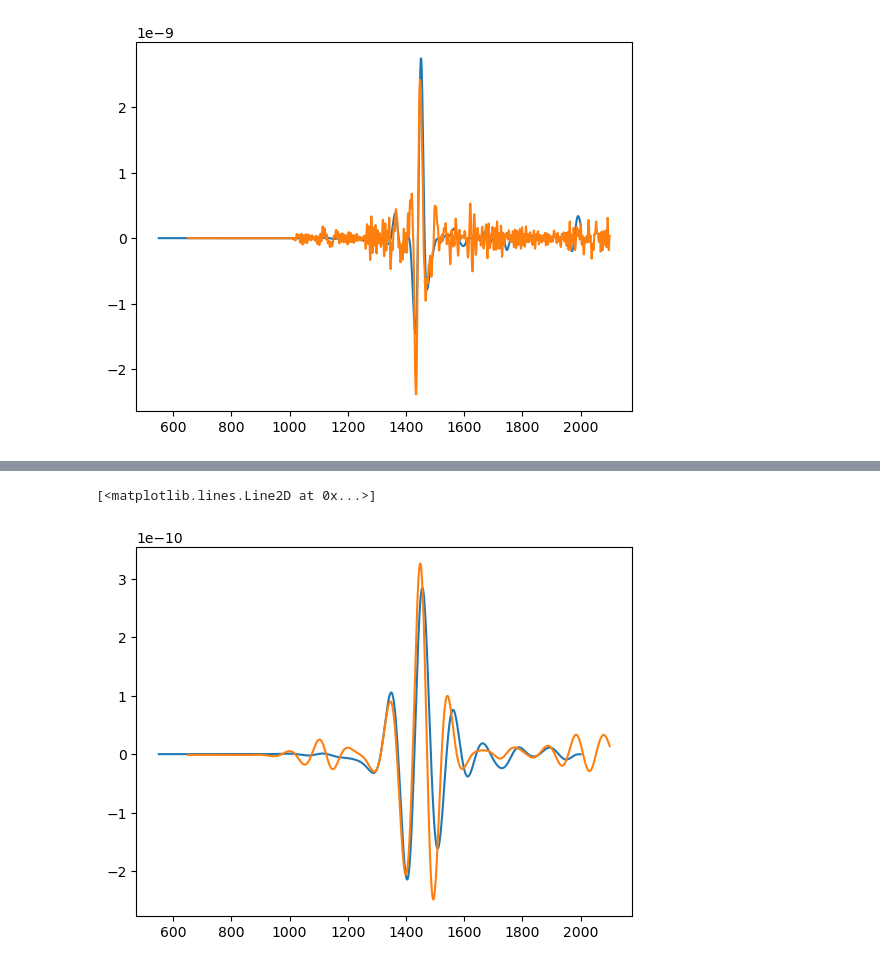
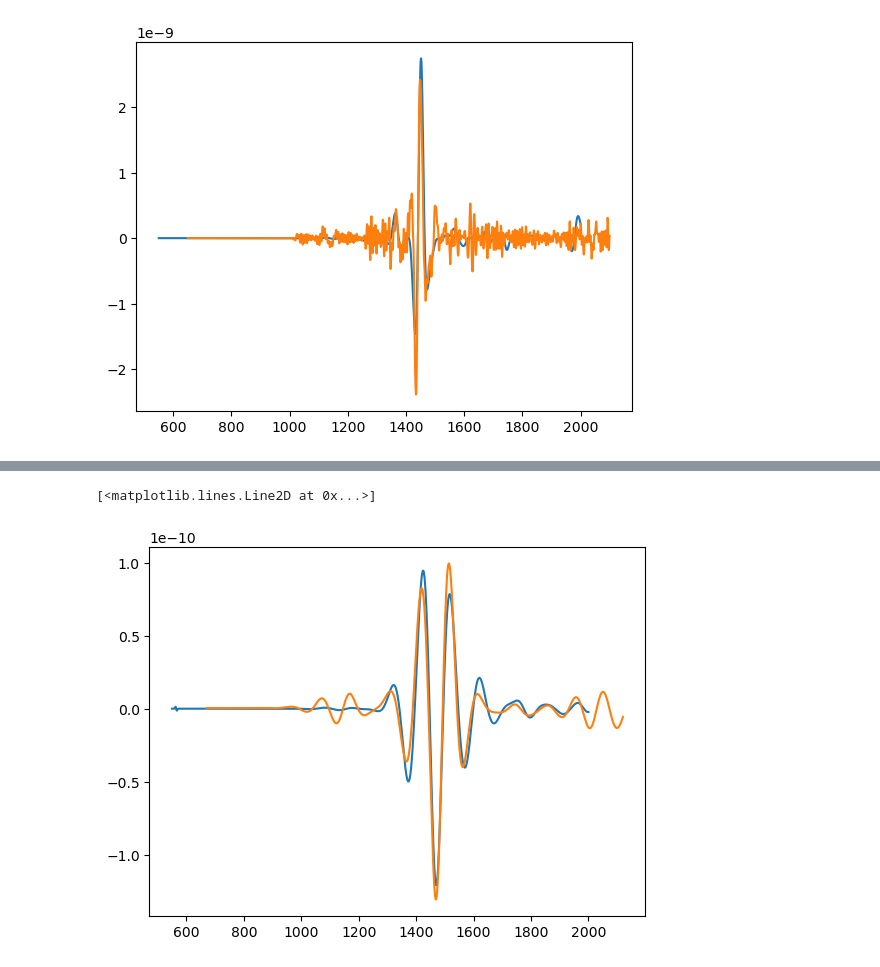
Before and after one commit to kuangdai/hybrid_ulvz_axisem3d, a Jupyter notebook: wave_convolve/convovle.ipynb, the cells around one changed output, grey strips where cells are left out. Drawn from its saved outputs; the diff is of its cells as text; code cells hidden in the pictures.

```diff
--- a/wave_convolve/convovle.ipynb
+++ b/wave_convolve/convovle.ipynb
@@ -108,3 +110,10 @@ plt.plot(ds_3d["time_points"] + 100, result[:len(ds_3d["time_points"])] * 100)
 # %% [output]
 [<matplotlib.lines.Line2D at 0x...>]
 [figure]
+# %%
+def recip_stf(t):
+    return 4.86876 * (5.30077 * t ** 2 - 1) * np.exp(-2.65038 * t ** 2)
+
+t = np.arange(-3., 3.01, 0.2)
+stf = recip_stf(t)
+plt.plot(t, stf)
@@ -120,9 +132,15 @@ freqmax = 1 / 20        # 最高频率 (Hz)
 # 应用带通滤波
 filtered_result = bandpass(result, freqmin, freqmax, df=sampling_rate, corners=4, zerophase=True)
 filtered_wave_3d = bandpass(wave_3d, freqmin, freqmax, df=sampling_rate, corners=4, zerophase=True)
+# %%
+wave_3d_convolved = np.convolve(filtered_wave_3d, stf, mode="full")
+
+# a: Na
+# b: Nb
+# conv(a, b): Na + Nb - 1
 # %%
-plt.plot(ds_3d["time_points"], filtered_wave_3d)
-plt.plot(ds_3d["time_points"] + 100, filtered_result[:len(ds_3d["time_points"])] * 500)
+plt.plot(ds_3d["time_points"], wave_3d_convolved[:len(ds_3d["time_points"])])
+plt.plot(ds_3d["time_points"] + 120, -filtered_result[:len(ds_3d["time_points"])] * 200)
 # %% [output]
 [<matplotlib.lines.Line2D at 0x...>]
-[figure, old version]
+[figure, new version]
```
Also changed, not shown: parts of 4 cells of this notebook.
